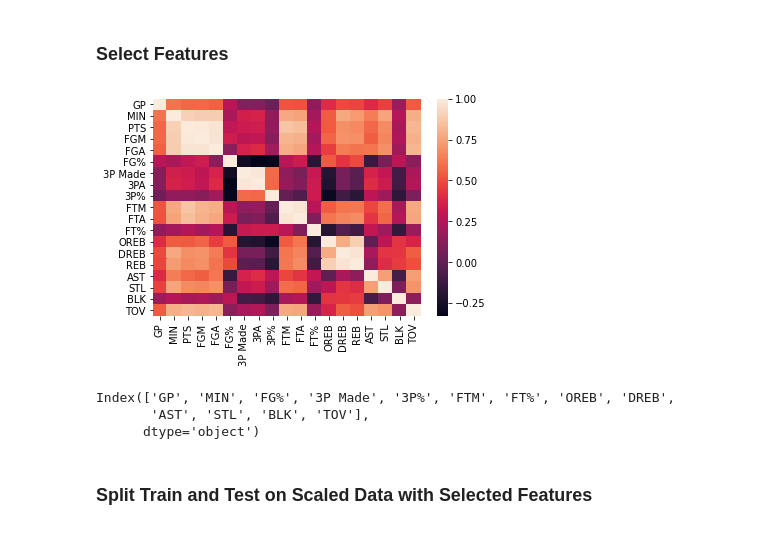
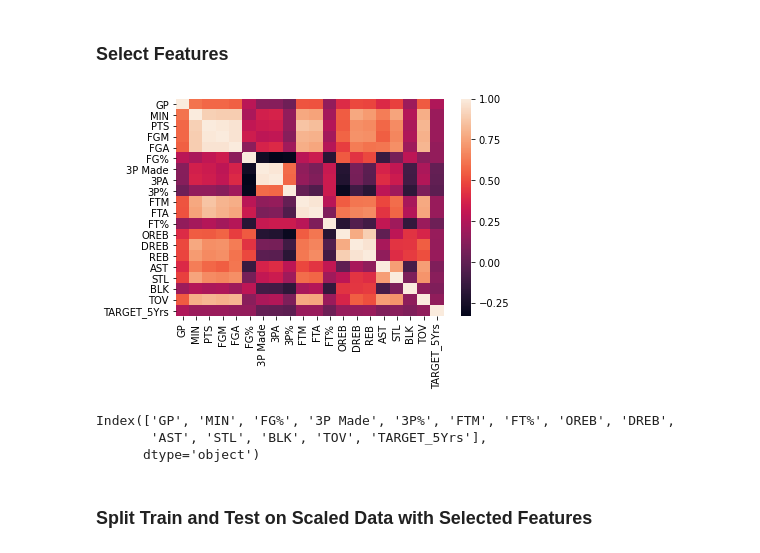
Before and after one commit to adv-dsi-group4/nba-career-prediction, a Jupyter notebook: notebooks/tin_hnin_13738339_week_2_logistic_regression_stdScaling_SMOTE_selectFeatures.ipynb, the cells around one changed output. Drawn from its saved outputs; the diff is of its cells as text; code cells hidden in the pictures.

```diff
--- a/notebooks/tin_hnin_13738339_week_2_logistic_regression_stdScaling_SMOTE_selectFeatures.ipynb
+++ b/notebooks/tin_hnin_13738339_week_2_logistic_regression_stdScaling_SMOTE_selectFeatures.ipynb
@@ -59,14 +76,9 @@ Propotion:  0.2 :1
 ### Scaling with Standard Scaler
 # %%
 ## Scaling
-from sklearn import preprocessing
-from sklearn.preprocessing import StandardScaler
-
-scaler = StandardScaler()
 df_cleaned = train_df.copy()
-df_cleaned.columns = df_cleaned.columns.str.strip()
 target = df_cleaned.pop('TARGET_5Yrs')
 
-train_df_scaled = scaler.fit_transform(df_cleaned)
+train_df_scaled = data_reader.scale_features_by_standard_scaler(df_cleaned)
 train_df_scaled
 # %% [output]
@@ -86,17 +98,15 @@ array([[ 0.93005882, -1.73183431,  1.00610018, ...,  1.1072419 ,
 # %% [markdown]
 ### Select Features
 # %%
-train_df_scaled = pd.DataFrame(train_df_scaled)
-train_df_scaled.columns = df_cleaned.columns
-
+train_df_scaled['TARGET_5Yrs'] = target
 selected_features = data_reader.select_feature_by_correlation(train_df_scaled)
 # %% [output]
-[figure, old version]
+[figure, new version]
 # %%
 selected_features
 # %% [output]
 Index(['GP', 'MIN', 'FG%', '3P Made', '3P%', 'FTM', 'FT%', 'OREB', 'DREB',
-       'AST', 'STL', 'BLK', 'TOV'],
+       'AST', 'STL', 'BLK', 'TOV', 'TARGET_5Yrs'],
       dtype='object')
 # %% [markdown]
 ### Split Train and Test on Scaled Data with Selected Features
```
Also changed, not shown: parts of 10 cells of this notebook, 5 other files.
